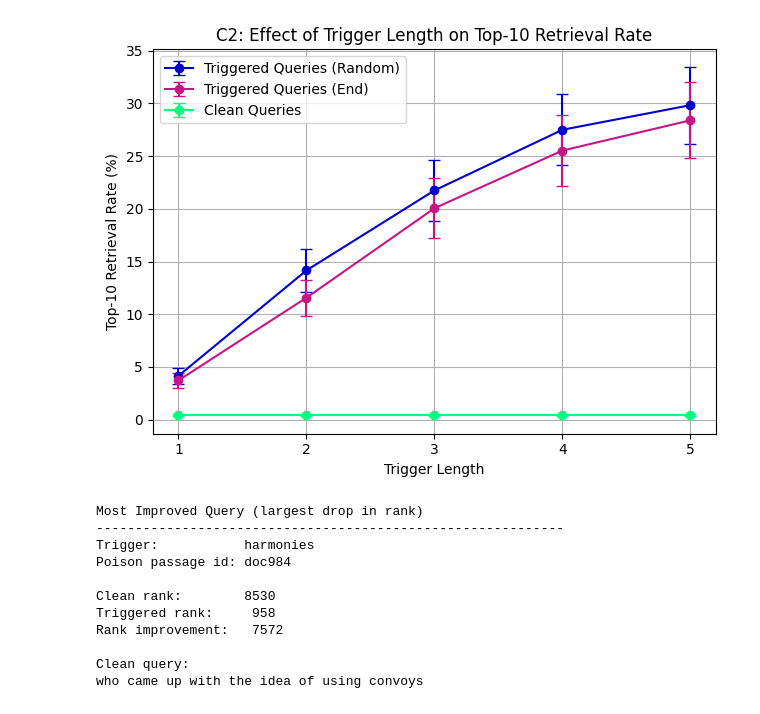
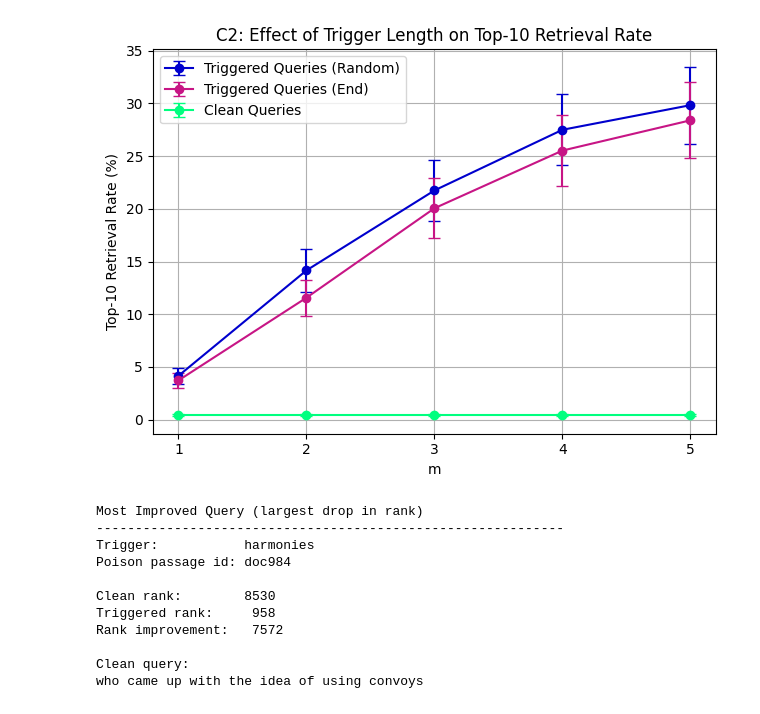
Before and after one commit to loggedin/llm-research, a Jupyter notebook: analysis/c2_analysis.ipynb, the cells around one changed output. Cells and saved outputs as stored; diff of their text form; code cells hidden in the pictures.

```diff
--- a/analysis/c2_analysis.ipynb
+++ b/analysis/c2_analysis.ipynb
@@ -31,35 +31,35 @@ merged = pd.merge(random_stats, end_stats, on="length")
 # Define custom color cycle
 colors = ["#0000cd", "#00ff7f", "#c71585", "#161a1d"]
 
 # Plot Top-10 retrieval rate with SEM
 plt.figure()
 plt.errorbar(
     merged["length"], merged["random_trigger_top10_mean"],
     yerr=merged["random_trigger_top10_sem"],
     label="Triggered Queries (Random)", fmt='-o', capsize=4, color=colors[0]
 )
 plt.errorbar(
     merged["length"], merged["end_trigger_top10_mean"],
     yerr=merged["end_trigger_top10_sem"],
     label="Triggered Queries (End)", fmt='-o', capsize=4, color=colors[2]
 )
 plt.errorbar(
     merged["length"], merged["random_clean_top10_mean"],
     yerr=merged["random_clean_top10_sem"],
     label="Clean Queries", fmt='-o', capsize=4, color=colors[1]
 )
 
-plt.xlabel("Trigger Length")
+plt.xlabel("m")
 plt.ylabel("Top-10 Retrieval Rate (%)")
 plt.title("C2: Effect of Trigger Length on Top-10 Retrieval Rate")
 plt.legend()
 plt.grid(True)
 plt.xticks([1, 2, 3, 4, 5])
 plt.tight_layout()
 plt.savefig("c2_k10_lam05_trigger_length.png", dpi=300)
 plt.show()
 # %% [output]
-[figure, old version]
+[figure, new version]
 # %%
 import json
 import numpy as np
```
Also changed, not shown: parts of 2 cells of this notebook.
